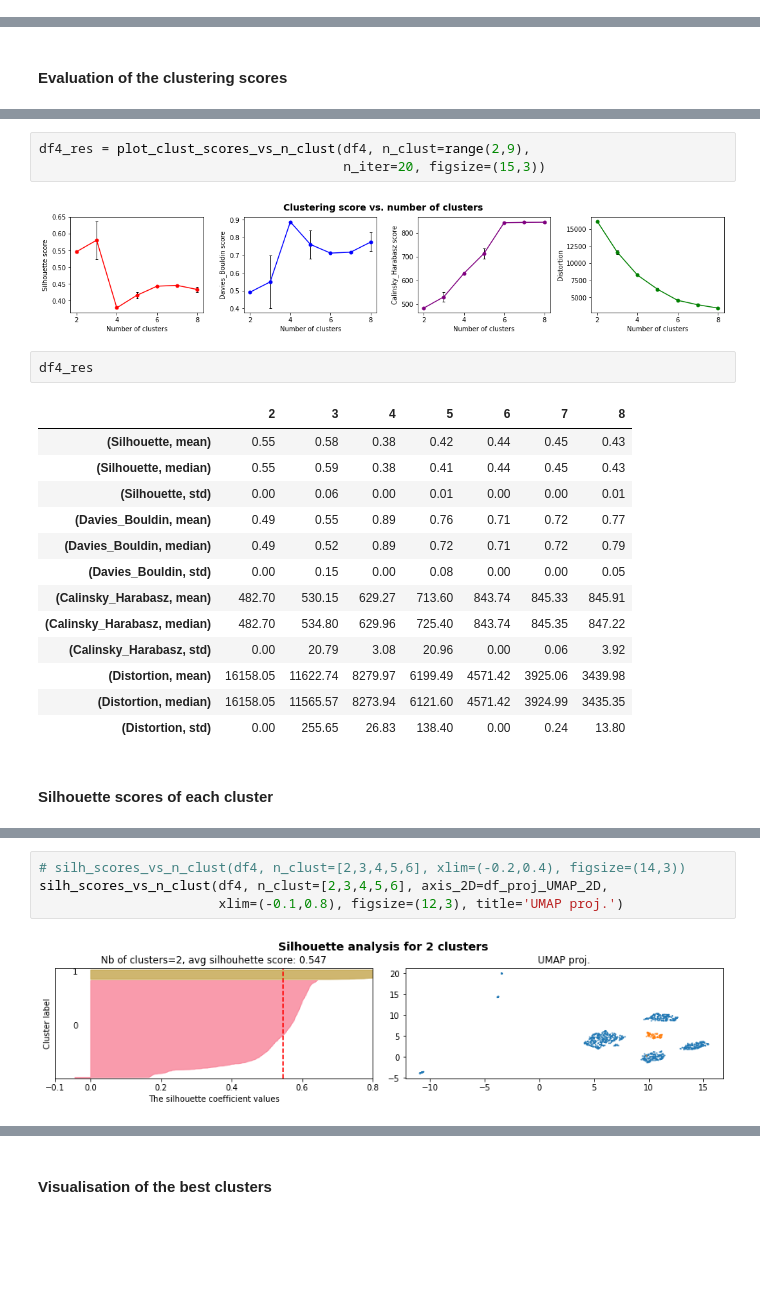
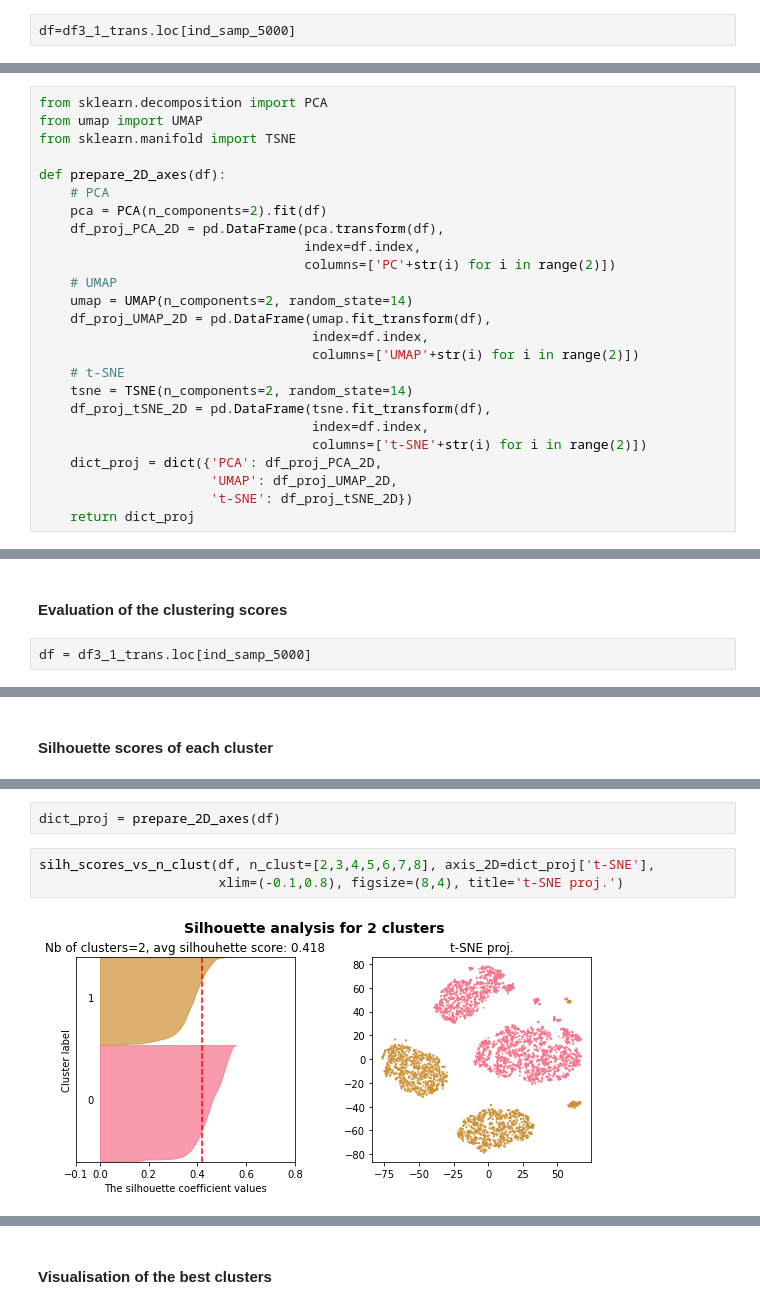
Before and after one commit to SmellyArmure/OC_DS_Project5, a Jupyter notebook: NOTEBOOKS/P5_Clustering.ipynb, the cells around one changed output, grey strips where cells are left out. Saved outputs shown, nothing was run; the diff lists cells and outputs as text; blank space fills up the shorter version.

```diff
--- a/NOTEBOOKS/P5_Clustering.ipynb
+++ b/NOTEBOOKS/P5_Clustering.ipynb
@@ -515,0 +711,2 @@ Columns included :
+# %%
+df=df3_1_trans.loc[ind_samp_5000]
@@ -732,0 +832,25 @@ Columns included :
+# %%
+from sklearn.decomposition import PCA
+from umap import UMAP
+from sklearn.manifold import TSNE
+
+def prepare_2D_axes(df):
+    # PCA
+    pca = PCA(n_components=2).fit(df)
+    df_proj_PCA_2D = pd.DataFrame(pca.transform(df),
+                                  index=df.index,
+                                  columns=['PC'+str(i) for i in range(2)])
+    # UMAP
+    umap = UMAP(n_components=2, random_state=14)
+    df_proj_UMAP_2D = pd.DataFrame(umap.fit_transform(df),
+                                   index=df.index,
+                                   columns=['UMAP'+str(i) for i in range(2)])
+    # t-SNE
+    tsne = TSNE(n_components=2, random_state=14)
+    df_proj_tSNE_2D = pd.DataFrame(tsne.fit_transform(df),
+                                   index=df.index,
+                                   columns=['t-SNE'+str(i) for i in range(2)])
+    dict_proj = dict({'PCA': df_proj_PCA_2D,
+                      'UMAP': df_proj_UMAP_2D,
+                      't-SNE': df_proj_tSNE_2D})
+    return dict_proj
@@ -751,6 +875,8 @@ ser_clust = pd.Series(data=km.labels_,
 # silh, dav_bould, distor
 # %% [markdown]
 #### Evaluation of the clustering scores
+# %%
+df = df3_1_trans.loc[ind_samp_5000]
 # %% [markdown]
 We'll try to find the best number of cluster against:
 
@@ -824,24 +897,3 @@ df3_res
-# %%
-df4_res = plot_clust_scores_vs_n_clust(df4, n_clust=range(2,9),
-                                       n_iter=20, figsize=(15,3))
-# %% [output]
-[figure, removed]
-# %%
-df4_res
-# %% [output]
-|  | 2 | 3 | 4 | 5 | 6 | 7 | 8 |
-| (Silhouette, mean) | 0.55 | 0.58 | 0.38 | 0.42 | 0.44 | 0.45 | 0.43 |
-| (Silhouette, median) | 0.55 | 0.59 | 0.38 | 0.41 | 0.44 | 0.45 | 0.43 |
-| (Silhouette, std) | 0.00 | 0.06 | 0.00 | 0.01 | 0.00 | 0.00 | 0.01 |
-| (Davies_Bouldin, mean) | 0.49 | 0.55 | 0.89 | 0.76 | 0.71 | 0.72 | 0.77 |
-| (Davies_Bouldin, median) | 0.49 | 0.52 | 0.89 | 0.72 | 0.71 | 0.72 | 0.79 |
-| (Davies_Bouldin, std) | 0.00 | 0.15 | 0.00 | 0.08 | 0.00 | 0.00 | 0.05 |
-| (Calinsky_Harabasz, mean) | 482.70 | 530.15 | 629.27 | 713.60 | 843.74 | 845.33 | 845.91 |
-| (Calinsky_Harabasz, median) | 482.70 | 534.80 | 629.96 | 725.40 | 843.74 | 845.35 | 847.22 |
-| (Calinsky_Harabasz, std) | 0.00 | 20.79 | 3.08 | 20.96 | 0.00 | 0.06 | 3.92 |
-| (Distortion, mean) | 16158.05 | 11622.74 | 8279.97 | 6199.49 | 4571.42 | 3925.06 | 3439.98 |
-| (Distortion, median) | 16158.05 | 11565.57 | 8273.94 | 6121.60 | 4571.42 | 3924.99 | 3435.35 |
-| (Distortion, std) | 0.00 | 255.65 | 26.83 | 138.40 | 0.00 | 0.24 | 13.80 |
 # %% [markdown]
 #### Silhouette scores of each cluster
 # %% [markdown]
@@ -853,7 +906,8 @@ On the left part of the graph, the silhouette coefficient is plotted for each nu
 On the right a representation of the clusters on UMAP projection of the data.
+# %%
+dict_proj = prepare_2D_axes(df)
 # %%
-# silh_scores_vs_n_clust(df4, n_clust=[2,3,4,5,6], xlim=(-0.2,0.4), figsize=(14,3))
-silh_scores_vs_n_clust(df4, n_clust=[2,3,4,5,6], axis_2D=df_proj_UMAP_2D,
-                       xlim=(-0.1,0.8), figsize=(12,3), title='UMAP proj.')
+silh_scores_vs_n_clust(df, n_clust=[2,3,4,5,6,7,8], axis_2D=dict_proj['t-SNE'],
+                       xlim=(-0.1,0.8), figsize=(8,4), title='t-SNE proj.')
 # %% [output]
-[figure, old version]
+[figure, new version]
```
Also changed, not shown: parts of 128 cells of this notebook, 3 other files.
